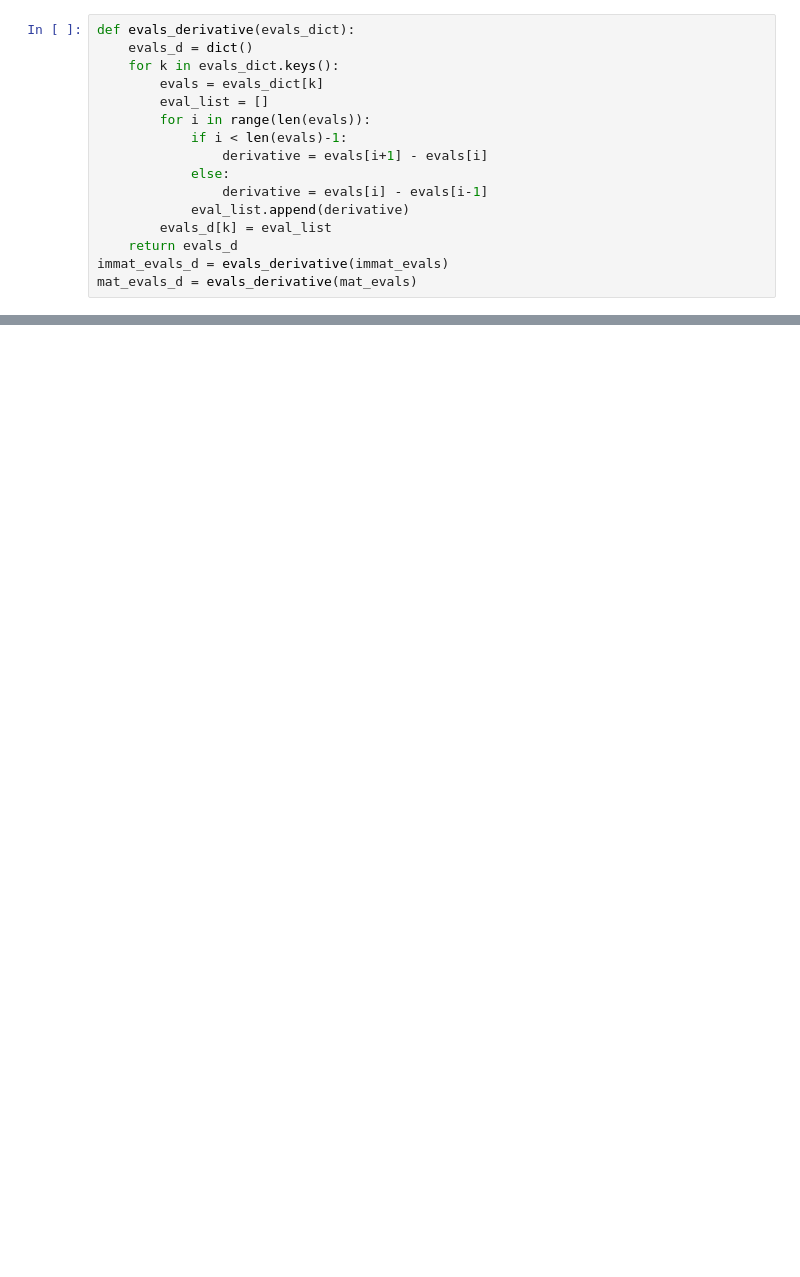
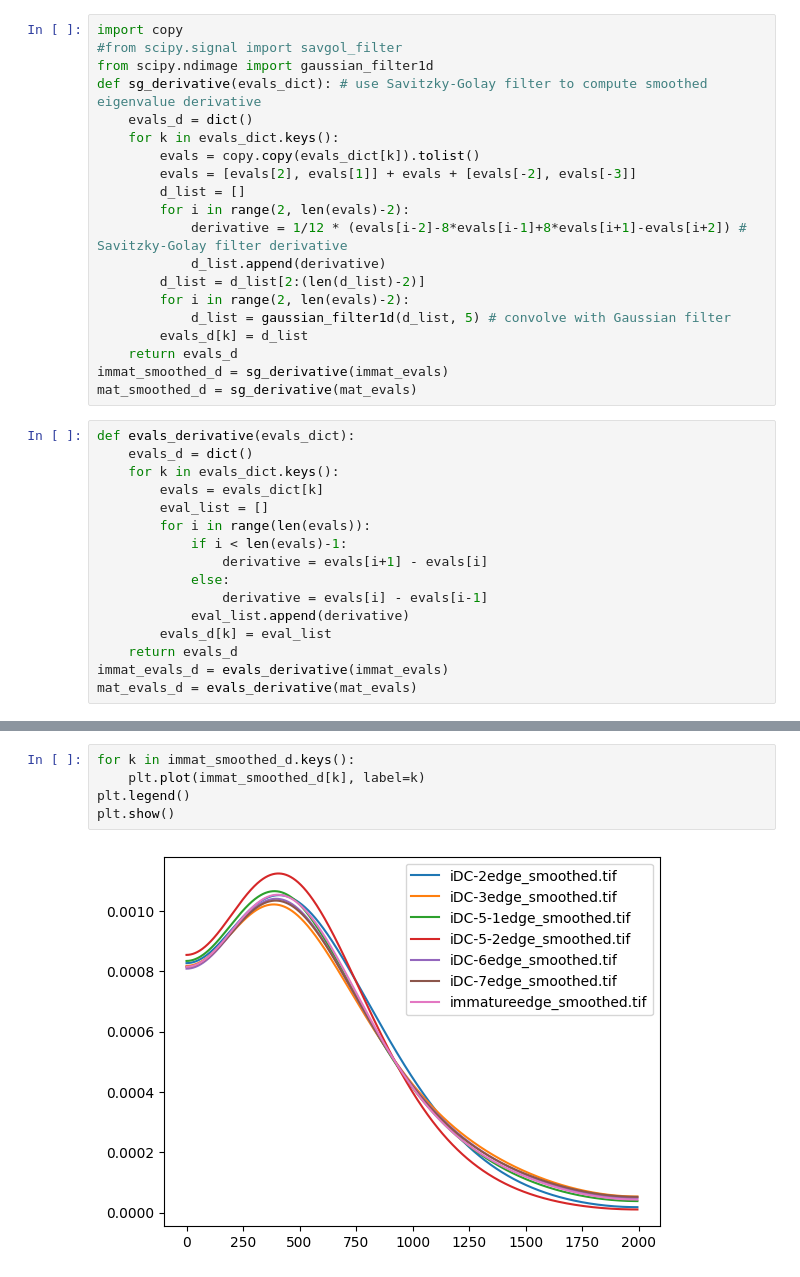
Before and after one commit to ksood2/cellular-harmonics, a Jupyter notebook: eigenvalue-derivatives.ipynb, the cells around one changed output, grey strips where cells are left out. Drawn from its saved outputs; the diff is of its cells as text; blank space fills up the shorter version.

Commit message:
Refactor + smooth derivatives

```diff
--- a/eigenvalue-derivatives.ipynb
+++ b/eigenvalue-derivatives.ipynb
@@ -69,3 +83,23 @@ KeyboardInterrupt:
+# %%
+import copy
+#from scipy.signal import savgol_filter
+from scipy.ndimage import gaussian_filter1d
+def sg_derivative(evals_dict): # use Savitzky-Golay filter to compute smoothed eigenvalue derivative
+    evals_d = dict()
+    for k in evals_dict.keys():
+        evals = copy.copy(evals_dict[k]).tolist()
+        evals = [evals[2], evals[1]] + evals + [evals[-2], evals[-3]]
+        d_list = []
+        for i in range(2, len(evals)-2):
+            derivative = 1/12 * (evals[i-2]-8*evals[i-1]+8*evals[i+1]-evals[i+2]) # Savitzky-Golay filter derivative
+            d_list.append(derivative)
+        d_list = d_list[2:(len(d_list)-2)]
+        for i in range(2, len(evals)-2):
+            d_list = gaussian_filter1d(d_list, 5) # convolve with Gaussian filter
+        evals_d[k] = d_list
+    return evals_d
+immat_smoothed_d = sg_derivative(immat_evals)
+mat_smoothed_d = sg_derivative(mat_evals)
 # %%
 def evals_derivative(evals_dict):
     evals_d = dict()
@@ -108,0 +133,7 @@ plt.show()
+# %%
+for k in immat_smoothed_d.keys():
+    plt.plot(immat_smoothed_d[k], label=k)
+plt.legend()
+plt.show()
+# %% [output]
+[figure, added]
```
Also changed, not shown: parts of 15 cells of this notebook, 6 other files.
